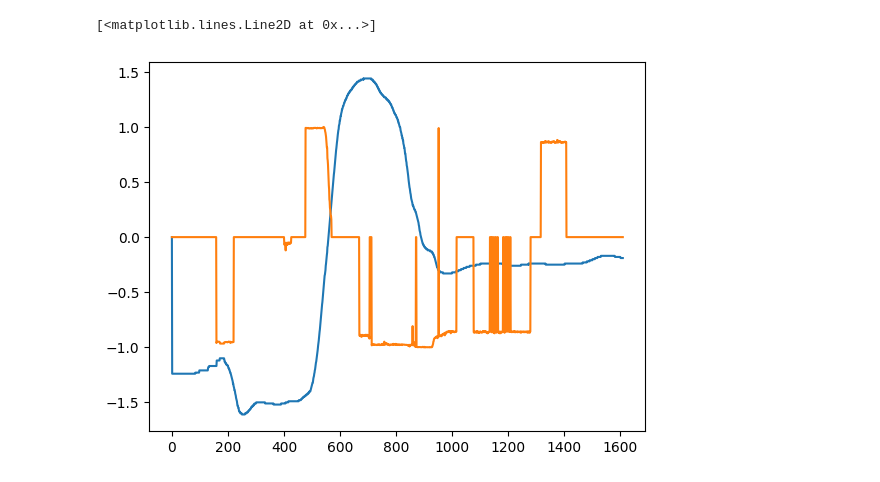
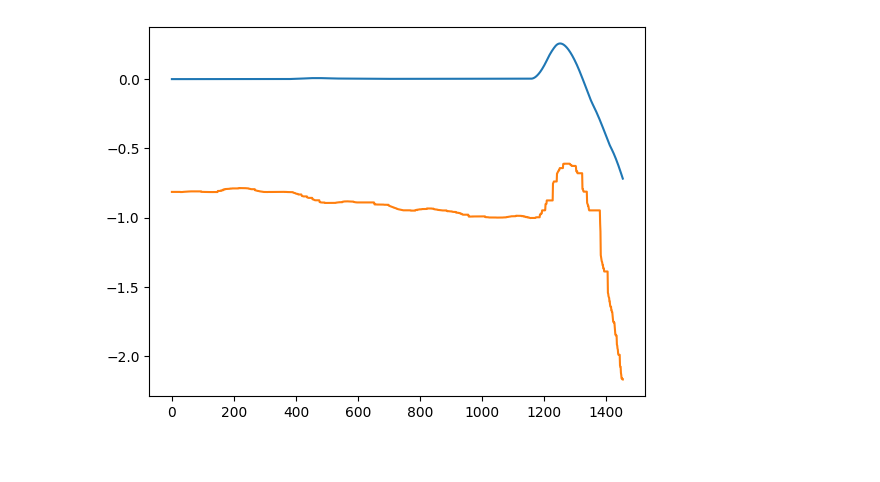
Before and after one commit to svrc-jan/master-thesis, a Jupyter notebook: tools/plot_traject.ipynb, the cells around one changed output. Cells and saved outputs as stored; diff of their text form; code cells hidden in the pictures.

```diff
--- a/tools/plot_traject.ipynb
+++ b/tools/plot_traject.ipynb
@@ -52,6 +7,41 @@ plt.legend(['x', 'y', 'roll', 'pitch'])
-# %%
-plt.plot(df['x'])
-plt.plot(df['pitch']*np.cos(df['a'] + np.pi) - df['roll']*np.sin(df['a'] + np.pi))
-# %% [output]
-[<matplotlib.lines.Line2D at 0x...>]
-[figure, removed]
+# %%
+run = '3'
+
+filt_file = f"../logs/real/strip/{run}.log"
+
+df = pd.read_csv(filt_file, header=None, names=['tag', 'ts', 'v1', 'v2', 'v3', 'v4'])
+
+
+df_o = df[df.tag == 'pos']
+df_o = df_o.rename({'v1' : 'x', 'v2' : 'y', 'v3' : 'z', 'v4' : 'a'}, axis=1)
+df_o = df_o.drop(['tag', 'ts'], axis=1)
+
+df_u = df[df.tag == 'input']
+df_u = df_u.rename({'v1' : 'roll', 'v2' : 'pitch', 'v3' : 'yaw', 'v4' : 'throttle'}, axis=1)
+df_u
+
+dt = 0.02
+# df_u = df_u.drop(['tag', 'ts'], axis=1)
+# %%
+# dx = c_hor*(cos(a+e_a)*pitch - sin(a + e_a)*roll)
+# dy = c_hor*(sin(a+e_a)*pitch + cos(a + e_a)*roll)
+# dz = c_ver*throttle
+# da = c_ang*yaw
+
+p_a = 0
+
+x, y, z, a = [df_o[v].to_numpy() for v in ['x', 'y', 'z', 'a']]
+roll, pitch, yaw, throttle = [df_u[v].to_numpy() for v in ['roll', 'pitch', 'yaw', 'throttle']]
+
+shift = 25
+
+x, y, z, a = [v[shift:] for v in [x, y, z, a]]
+
+roll, pitch, yaw, throttle = [v[:-shift] for v in [roll, pitch, yaw, throttle]]
+# %%
+dx = np.cos(a + p_a)*pitch - np.sin(a + p_a)*-roll
+plt.plot(0.6*np.cumsum(dx*dt))
+plt.plot(x+0.9)
+plt.show()
+# %% [output]
+[figure, added]
```
Also changed, not shown: parts of 7 cells of this notebook, 21 other files.
